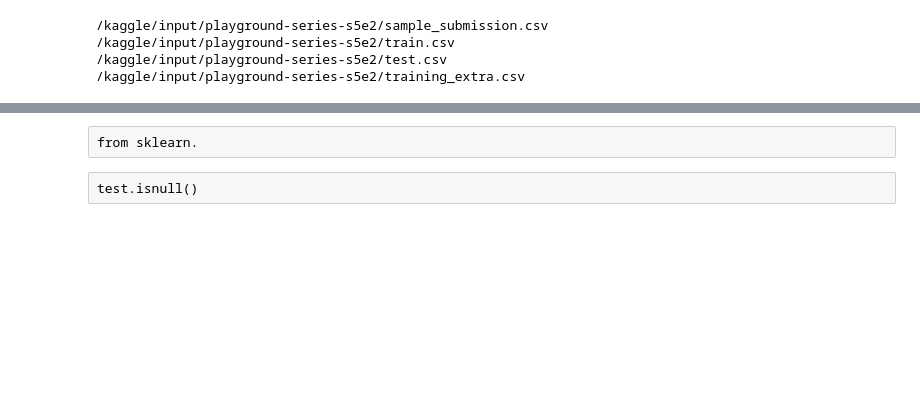
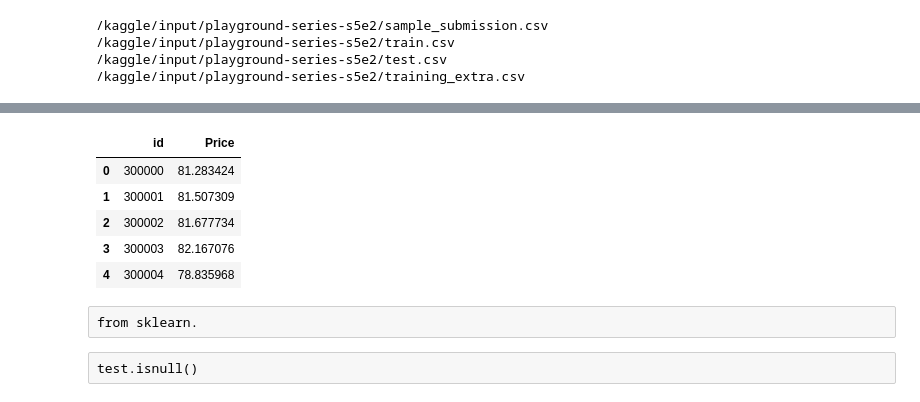
Before and after one commit to jojoroy/Learning, a Jupyter notebook: bagpacks.ipynb, the cells around one changed output, grey strips where cells are left out. Cells and saved outputs as stored; diff of their text form; code cells hidden in the pictures; blank space fills up the shorter version.

Commit message:
xgboost done and 1st submission

```diff
--- a/bagpacks.ipynb
+++ b/bagpacks.ipynb
@@ -131,3 +155,7 @@ X=train.drop(['Price'],axis=1)
 y=train['Price']
 # %%
 X_train,X_test,y_train,y_test=train_test_split(X,y,test_size=0.2,random_state=1)
+# %%
+from xgboost import XGBRegressor
+model = XGBRegressor(random_state=1)
+model.fit(X_train, y_train)
@@ -133,0 +212,3 @@ X_train,X_test,y_train,y_test=train_test_split(X,y,test_size=0.2,random_state=1)
+# %%
+model = XGBRegressor(**random_search.best_params_, random_state=42)
+model.fit(X_train, y_train)
@@ -133,0 +279,19 @@ X_train,X_test,y_train,y_test=train_test_split(X,y,test_size=0.2,random_state=1)
+# %%
+a=model.predict(test)
+# %%
+submission_df = pd.DataFrame({
+    'id': test['id'],
+    'Price':a
+})
+
+# Save to CSV
+submission_df.to_csv("submission.csv", index=False)
+
+submission_df.head(5)
+# %% [output]
+|  | id | Price |
+| 0 | 300000 | 81.283424 |
+| 1 | 300001 | 81.507309 |
+| 2 | 300002 | 81.677734 |
+| 3 | 300003 | 82.167076 |
+| 4 | 300004 | 78.835968 |
```
Also changed, not shown: parts of 23 cells of this notebook.
